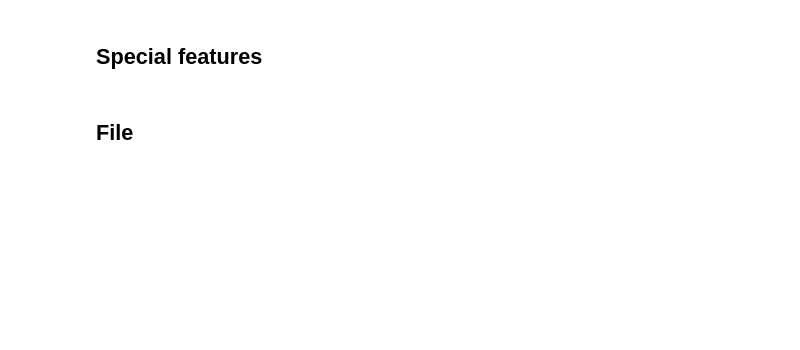
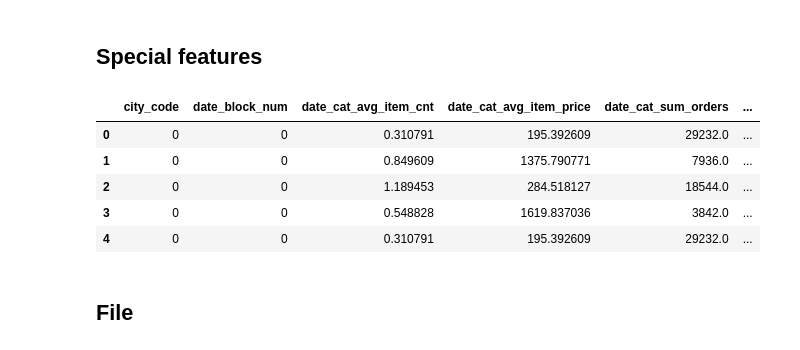
Before and after one commit to dlarionov/1c, a Jupyter notebook: 1c features.ipynb, the cells around one changed output. Cells and saved outputs as stored; diff of their text form; code cells hidden in the pictures; blank space fills up the shorter version.

```diff
--- a/1c features.ipynb
+++ b/1c features.ipynb
@@ -399,3 +399,12 @@ time.time() - ts
 ## Special features
 # %%
 matrix['month'] = matrix['date_block_num'] % 12 + 1
+# %%
+matrix.head()
+# %% [output]
+|  | city_code | date_block_num | date_cat_avg_item_cnt | date_cat_avg_item_price | date_cat_sum_orders | ... |
+| 0 | 0 | 0 | 0.310791 | 195.392609 | 29232.0 | ... |
+| 1 | 0 | 0 | 0.849609 | 1375.790771 | 7936.0 | ... |
+| 2 | 0 | 0 | 1.189453 | 284.518127 | 18544.0 | ... |
+| 3 | 0 | 0 | 0.548828 | 1619.837036 | 3842.0 | ... |
+| 4 | 0 | 0 | 0.310791 | 195.392609 | 29232.0 | ... |
```
Also changed, not shown: parts of 18 cells of this notebook.
